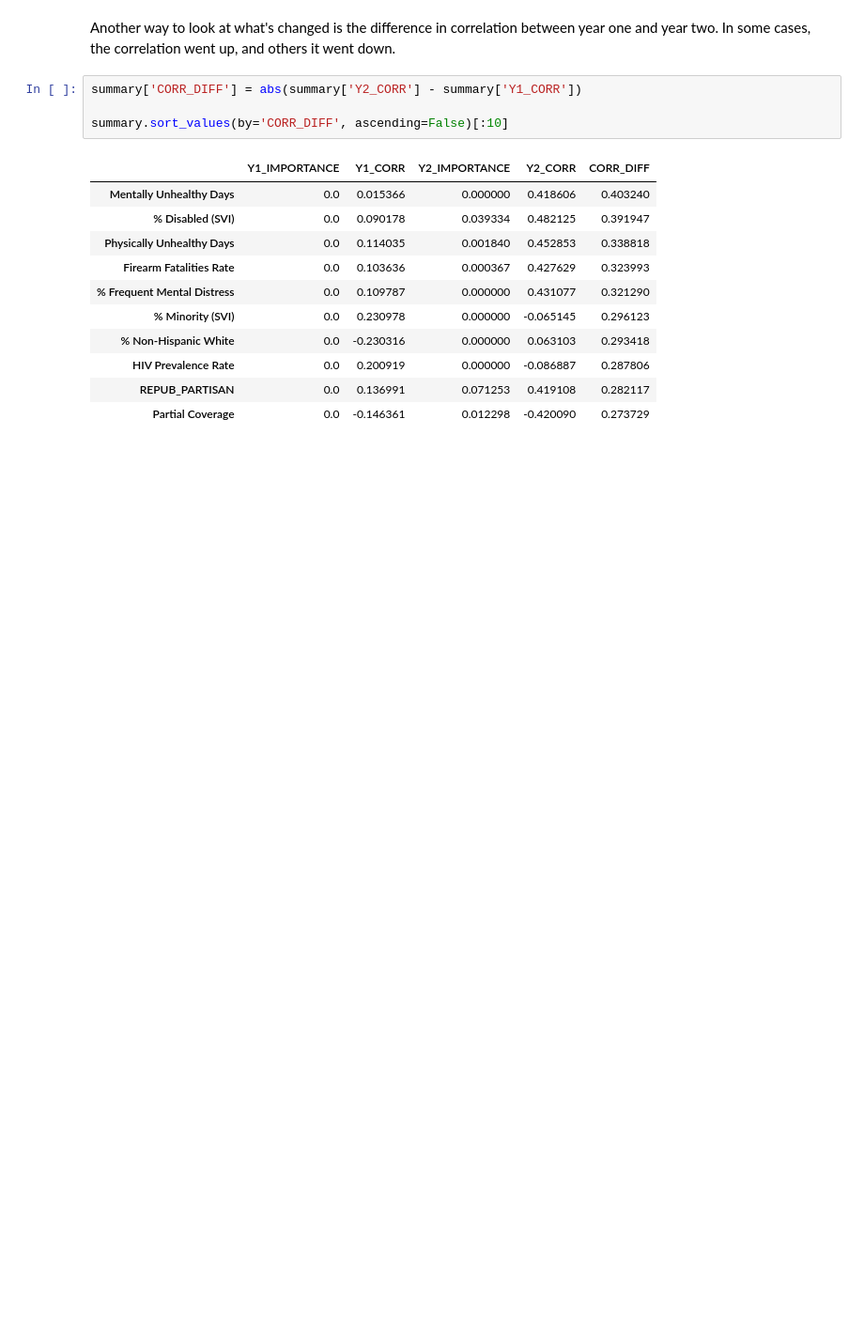
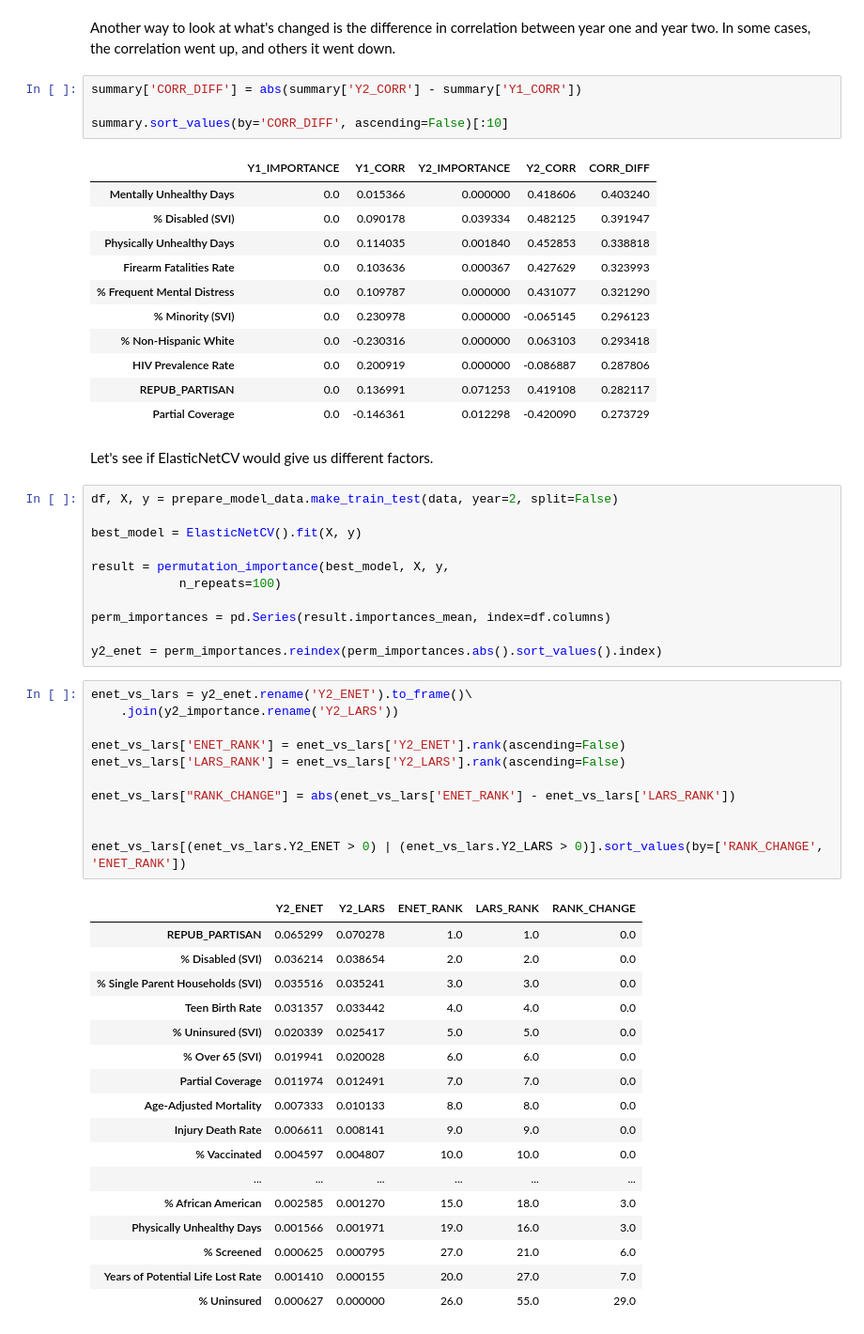
Before and after one commit to csdurfee/COVID_fatality_rates, a Jupyter notebook: model_selection.ipynb, the cells around one changed output. Shown: that part at 94% size. Saved outputs shown, nothing was run; the diff lists cells and outputs as text; blank space fills up the shorter version.

```diff
--- a/model_selection.ipynb
+++ b/model_selection.ipynb
@@ -334,3 +358,45 @@ summary.sort_values(by='CORR_DIFF', ascending=False)[:10]
 | HIV Prevalence Rate | 0.0 | 0.200919 | 0.000000 | -0.086887 | 0.287806 |
 | REPUB_PARTISAN | 0.0 | 0.136991 | 0.071253 | 0.419108 | 0.282117 |
 | Partial Coverage | 0.0 | -0.146361 | 0.012298 | -0.420090 | 0.273729 |
+# %% [markdown]
+Let's see if ElasticNetCV would give us different factors.
+# %%
+df, X, y = prepare_model_data.make_train_test(data, year=2, split=False)
+
+best_model = ElasticNetCV().fit(X, y)
+
+result = permutation_importance(best_model, X, y,
+            n_repeats=100)
+
+perm_importances = pd.Series(result.importances_mean, index=df.columns)
+
+y2_enet = perm_importances.reindex(perm_importances.abs().sort_values().index)
+# %%
+enet_vs_lars = y2_enet.rename('Y2_ENET').to_frame()\
+    .join(y2_importance.rename('Y2_LARS'))
+
+enet_vs_lars['ENET_RANK'] = enet_vs_lars['Y2_ENET'].rank(ascending=False)
+enet_vs_lars['LARS_RANK'] = enet_vs_lars['Y2_LARS'].rank(ascending=False)
+
+enet_vs_lars["RANK_CHANGE"] = abs(enet_vs_lars['ENET_RANK'] - enet_vs_lars['LARS_RANK'])
+
+
+enet_vs_lars[(enet_vs_lars.Y2_ENET > 0) | (enet_vs_lars.Y2_LARS > 0)].sort_values(by=['RANK_CHANGE', 'ENET_RANK'])
+# %% [output]
+|  | Y2_ENET | Y2_LARS | ENET_RANK | LARS_RANK | RANK_CHANGE |
+| REPUB_PARTISAN | 0.065299 | 0.070278 | 1.0 | 1.0 | 0.0 |
+| % Disabled (SVI) | 0.036214 | 0.038654 | 2.0 | 2.0 | 0.0 |
+| % Single Parent Households (SVI) | 0.035516 | 0.035241 | 3.0 | 3.0 | 0.0 |
+| Teen Birth Rate | 0.031357 | 0.033442 | 4.0 | 4.0 | 0.0 |
+| % Uninsured (SVI) | 0.020339 | 0.025417 | 5.0 | 5.0 | 0.0 |
+| % Over 65 (SVI) | 0.019941 | 0.020028 | 6.0 | 6.0 | 0.0 |
+| Partial Coverage | 0.011974 | 0.012491 | 7.0 | 7.0 | 0.0 |
+| Age-Adjusted Mortality | 0.007333 | 0.010133 | 8.0 | 8.0 | 0.0 |
+| Injury Death Rate | 0.006611 | 0.008141 | 9.0 | 9.0 | 0.0 |
+| % Vaccinated | 0.004597 | 0.004807 | 10.0 | 10.0 | 0.0 |
+| ... | ... | ... | ... | ... | ... |
+| % African American | 0.002585 | 0.001270 | 15.0 | 18.0 | 3.0 |
+| Physically Unhealthy Days | 0.001566 | 0.001971 | 19.0 | 16.0 | 3.0 |
+| % Screened | 0.000625 | 0.000795 | 27.0 | 21.0 | 6.0 |
+| Years of Potential Life Lost Rate | 0.001410 | 0.000155 | 20.0 | 27.0 | 7.0 |
+| % Uninsured | 0.000627 | 0.000000 | 26.0 | 55.0 | 29.0 |
```
Also changed, not shown: parts of 25 cells of this notebook.
